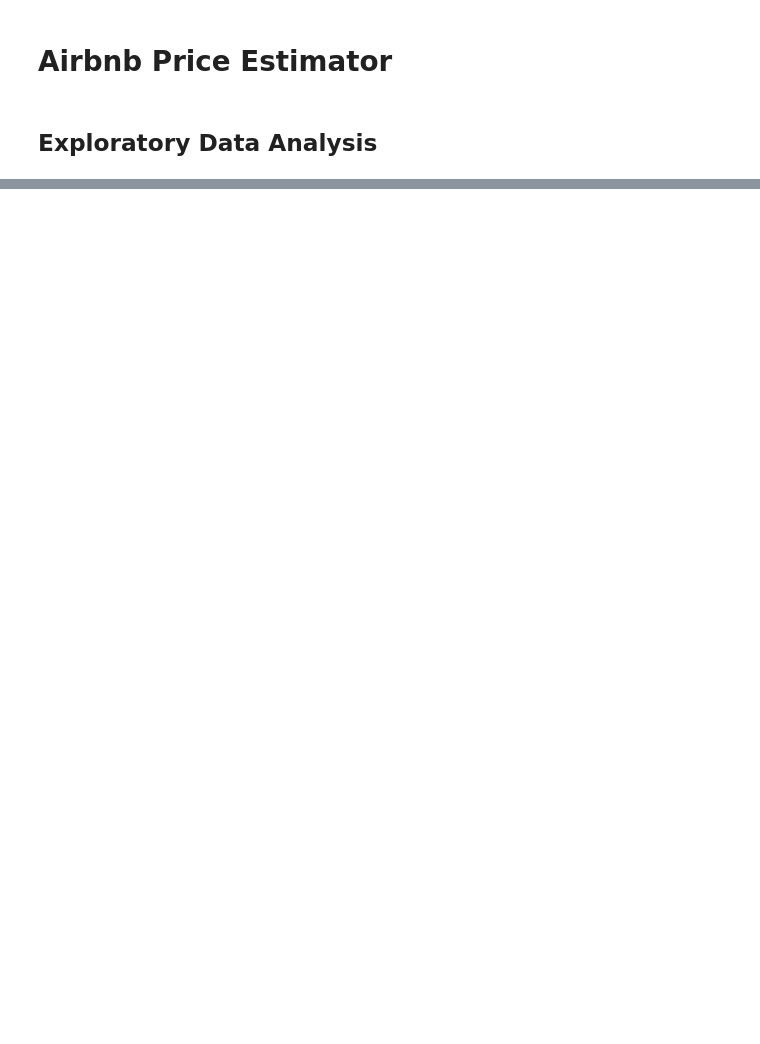
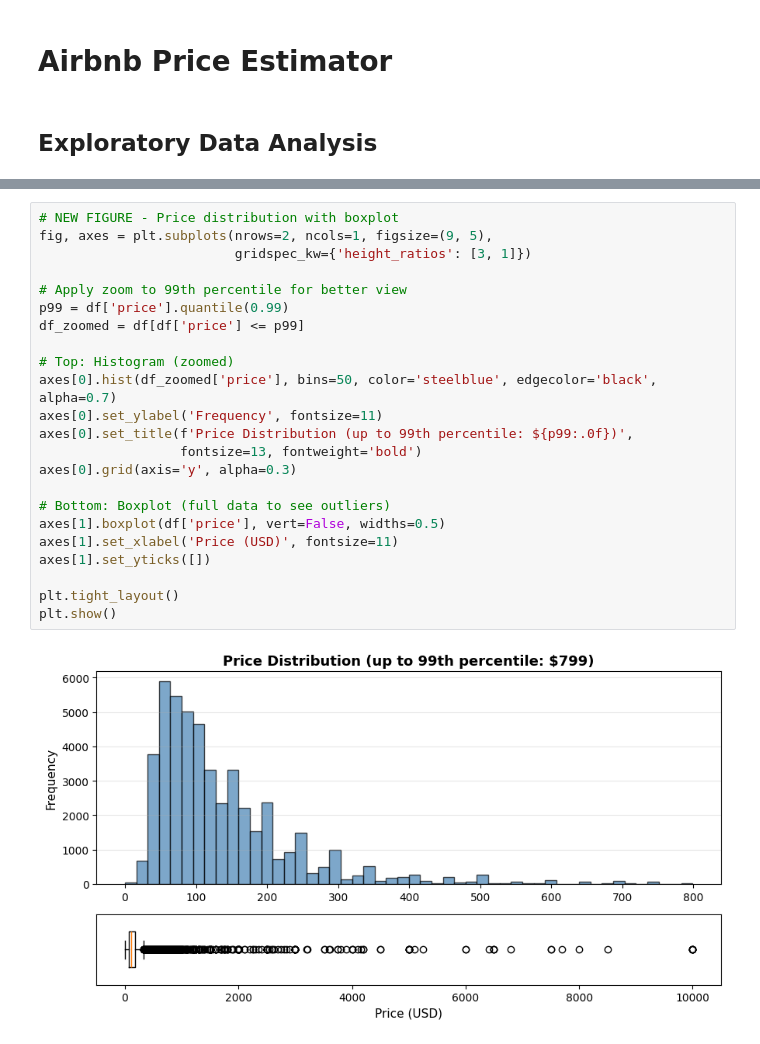
Before and after one commit to dalex2888/AML-3303, a Jupyter notebook: Airbnb Price Estimator/notebooks/01_eda_analysis.ipynb, the cells around one changed output, grey strips where cells are left out. Cells and saved outputs as stored; diff of their text form; blank space fills up the shorter version.

```diff
--- a/Airbnb Price Estimator/notebooks/01_eda_analysis.ipynb
+++ b/Airbnb Price Estimator/notebooks/01_eda_analysis.ipynb
@@ -82,0 +146,25 @@ df[df.duplicated()]
+# %%
+# NEW FIGURE - Price distribution with boxplot
+fig, axes = plt.subplots(nrows=2, ncols=1, figsize=(9, 5),
+                         gridspec_kw={'height_ratios': [3, 1]})
+
+# Apply zoom to 99th percentile for better view
+p99 = df['price'].quantile(0.99)
+df_zoomed = df[df['price'] <= p99]
+
+# Top: Histogram (zoomed)
+axes[0].hist(df_zoomed['price'], bins=50, color='steelblue', edgecolor='black', alpha=0.7)
+axes[0].set_ylabel('Frequency', fontsize=11)
+axes[0].set_title(f'Price Distribution (up to 99th percentile: ${p99:.0f})',
+                  fontsize=13, fontweight='bold')
+axes[0].grid(axis='y', alpha=0.3)
+
+# Bottom: Boxplot (full data to see outliers)
+axes[1].boxplot(df['price'], vert=False, widths=0.5)
+axes[1].set_xlabel('Price (USD)', fontsize=11)
+axes[1].set_yticks([])
+
+plt.tight_layout()
+plt.show()
+# %% [output]
+[figure, added]
```
Also changed, not shown: parts of 27 cells of this notebook.
